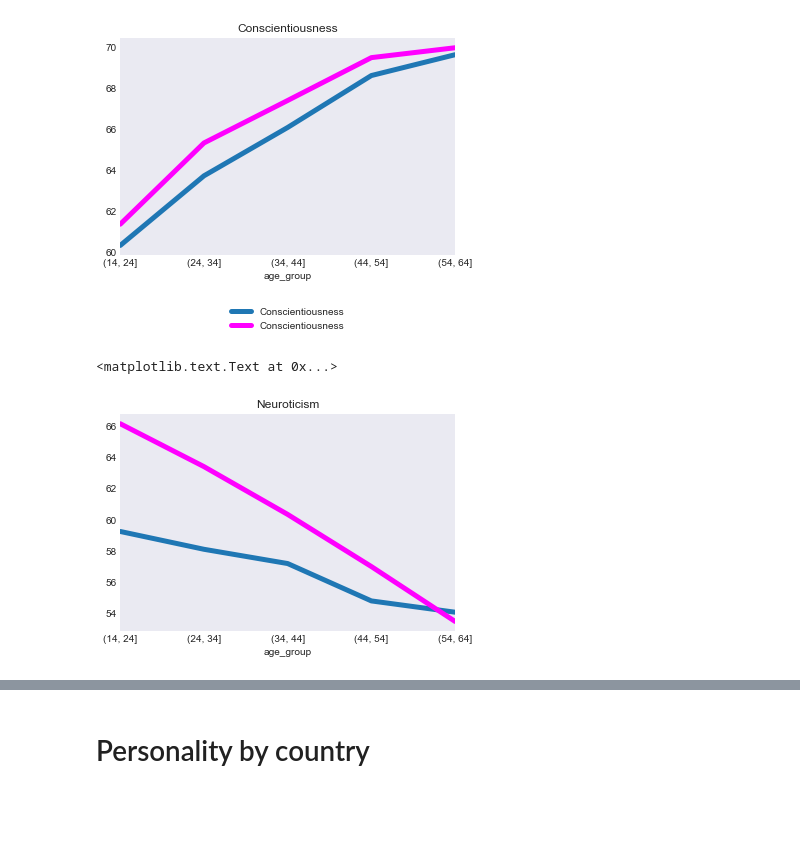
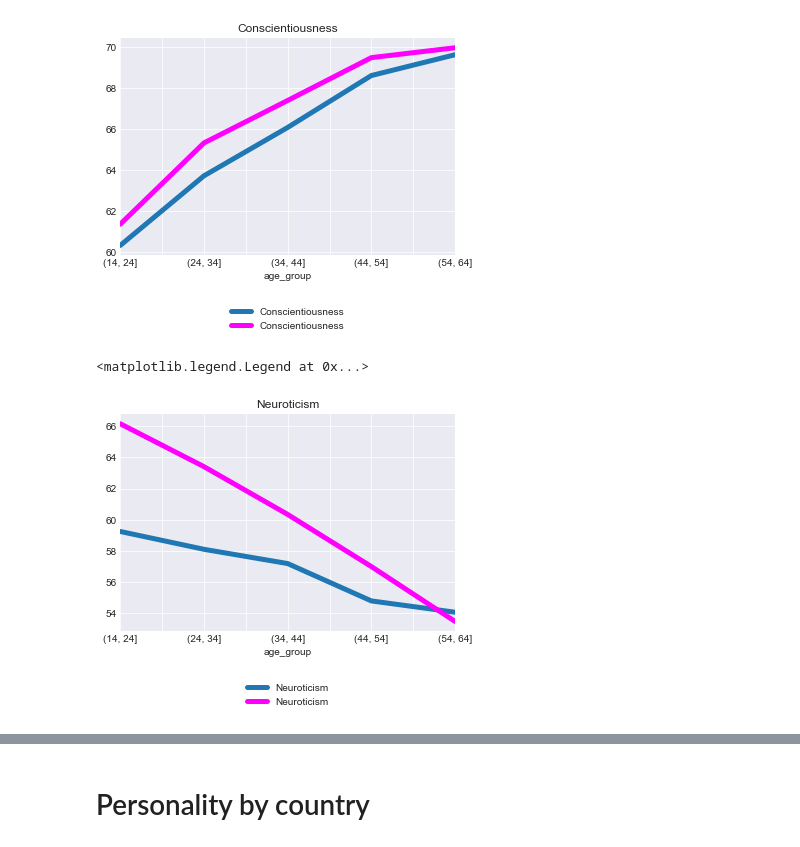
Before and after one commit to vincefav/big-five-age-and-gender, a Jupyter notebook: Big five - Age and gender.ipynb, the cells around one changed output, grey strips where cells are left out. Saved outputs shown, nothing was run; the diff lists cells and outputs as text; code cells hidden in the pictures; blank space fills up the shorter version.

Commit message:
feat: Add visualizations for age

```diff
--- a/Big five - Age and gender.ipynb
+++ b/Big five - Age and gender.ipynb
@@ -181,16 +181,14 @@ pylab.legend(loc=9, bbox_to_anchor=(0.5, -.2))
 <matplotlib.legend.Legend at 0x...>
 [figure]
 # %%
-bins = np.arange(data.age.min()+1, data.age.max()+1, 10)
-data['age_group'] = pd.Series(pd.cut(data['age'], bins=bins))
-
 men_n = data[data['gender'] == 'man'].groupby('age_group').mean()
 women_n = data[data['gender'] == 'woman'].groupby('age_group').mean()
 
-men_n['Neuroticism'].plot(linewidth=5)
-women_n['Neuroticism'].plot(linewidth=5, color='magenta')
+men_n['Neuroticism'].plot(linewidth=5, grid=True)
+women_n['Neuroticism'].plot(linewidth=5, color='magenta', grid=True)
 
 plt.title('Neuroticism')
+pylab.legend(loc=9, bbox_to_anchor=(0.5, -.2))
 # %% [output]
-<matplotlib.text.Text at 0x...>
+<matplotlib.legend.Legend at 0x...>
-[figure, old version]
+[figure, new version]
```
Also changed, not shown: parts of 14 cells of this notebook.
